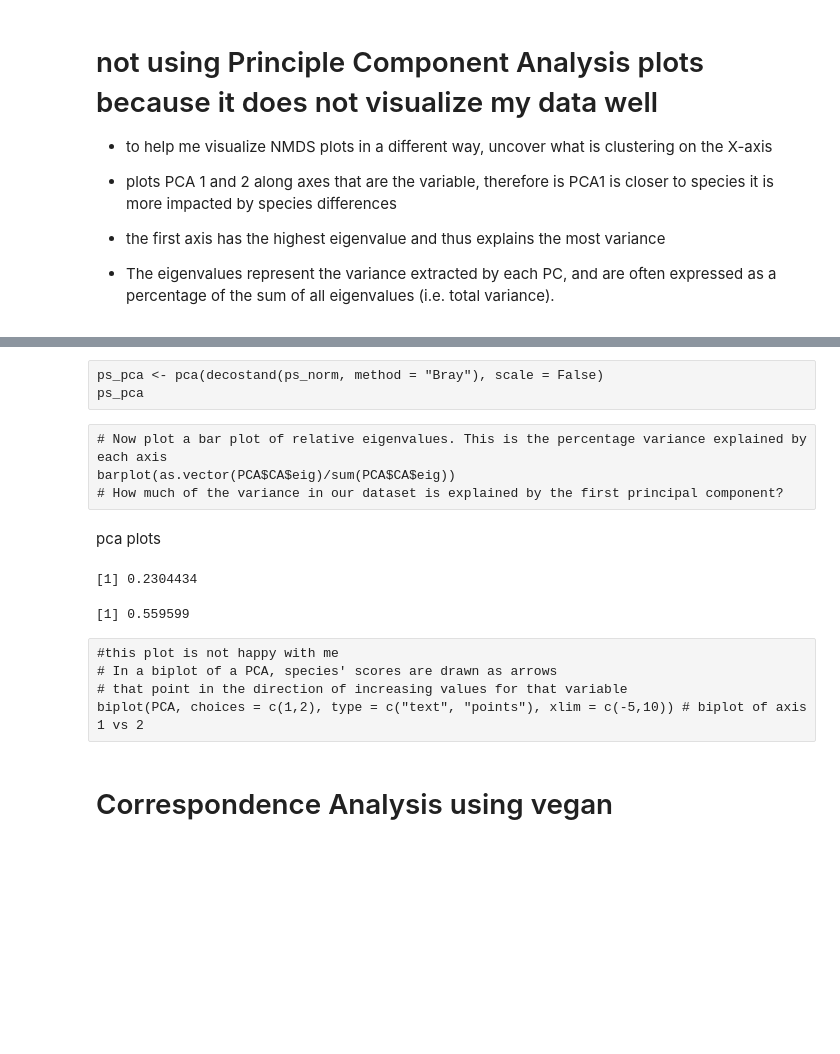
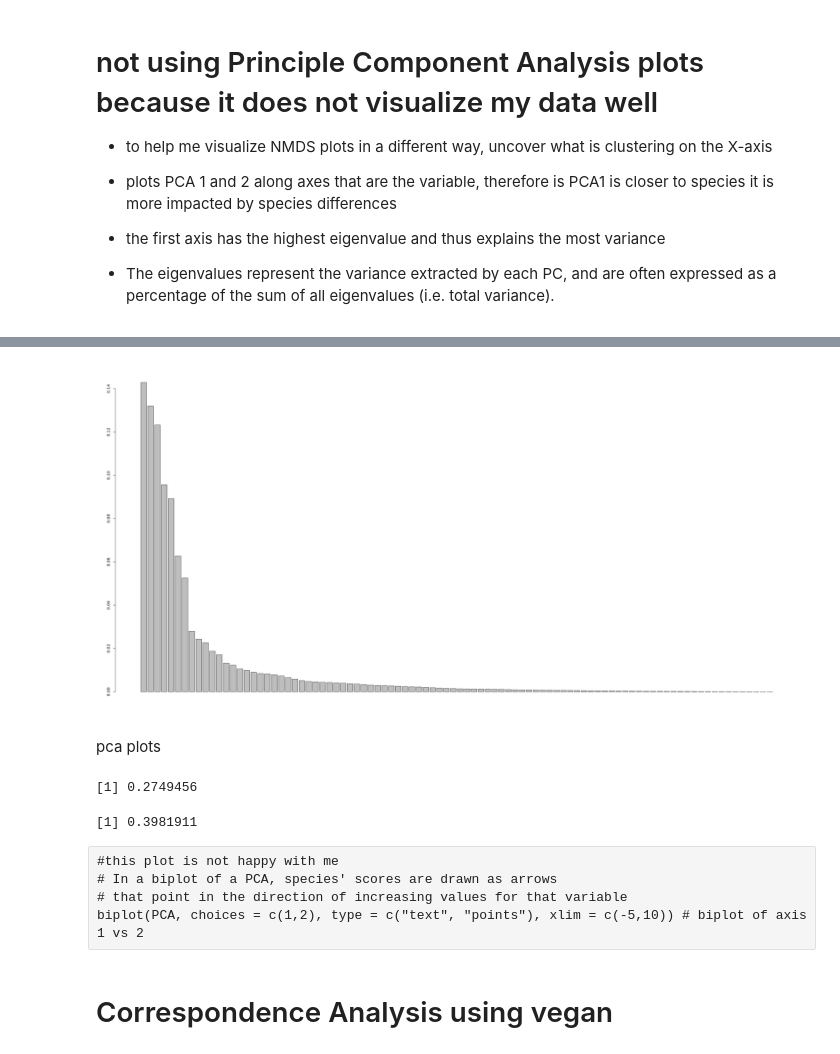
Before and after one commit to cdesouza02/BEL_16S_output, a Jupyter notebook: ordination.ipynb, the cells around one changed output, grey strips where cells are left out. Drawn from its saved outputs; the diff is of its cells as text; code cells hidden in the pictures; blank space fills up the shorter version.

```diff
--- a/ordination.ipynb
+++ b/ordination.ipynb
@@ -407,7 +371,0 @@ PCA <- rda(otu_norm, scale = FALSE)
-# %% [raw]
-ps_pca <- pca(decostand(ps_norm, method = "Bray"), scale = False)
-ps_pca
-# %% [raw]
-# Now plot a bar plot of relative eigenvalues. This is the percentage variance explained by each axis
-barplot(as.vector(PCA$CA$eig)/sum(PCA$CA$eig))
-# How much of the variance in our dataset is explained by the first principal component?
@@ -414,18 +377,27 @@ barplot(as.vector(PCA$CA$eig)/sum(PCA$CA$eig))
+# %%
+#build PCA ord
+PCA <- rda(otu_norm, scale = FALSE)
+# %%
+# Now plot a bar plot of relative eigenvalues. This is the percentage variance explained by each axis
+barplot(as.vector(PCA$CA$eig)/sum(PCA$CA$eig))
+# How much of the variance in our dataset is explained by the first principal component?
+# %% [output]
+[figure, added]
 # %% [markdown]
 pca plots
 # %%
 # Calculate the percent of variance explained by first two axes
 sum((as.vector(PCA$CA$eig)/sum(PCA$CA$eig))[1:2])
-# hmmm I do not like that the first two axes only explain 23% of variance
-sum((as.vector(PCA$CA$eig)/sum(PCA$CA$eig))[1:6])
+# hmmm I do not like that the first two axes only explain 27% of variance
+sum((as.vector(PCA$CA$eig)/sum(PCA$CA$eig))[1:3])
 # %% [output]
-[1] 0.2304434
+[1] 0.2749456
-[1] 0.559599
+[1] 0.3981911
-# %% [raw]
-#this plot is not happy with me
-# In a biplot of a PCA, species' scores are drawn as arrows
-# that point in the direction of increasing values for that variable
-biplot(PCA, choices = c(1,2), type = c("text", "points"), xlim = c(-5,10)) # biplot of axis 1 vs 2
+# %% [raw]
+#this plot is not happy with me
+# In a biplot of a PCA, species' scores are drawn as arrows
+# that point in the direction of increasing values for that variable
+biplot(PCA, choices = c(1,2), type = c("text", "points"), xlim = c(-5,10)) # biplot of axis 1 vs 2
 # %% [markdown]
 # Correspondence Analysis using vegan
 # %% [raw]
```
Also changed, not shown: parts of 27 cells of this notebook, 9 other files.
